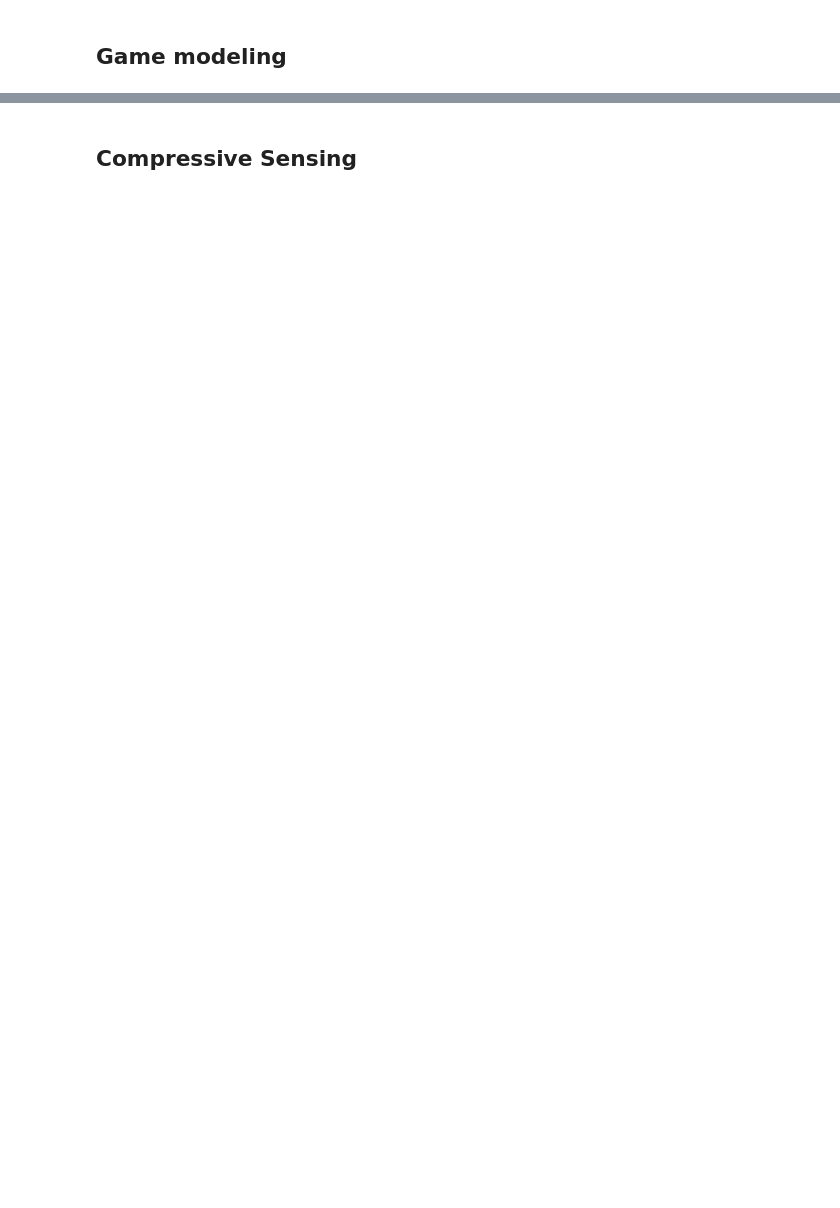
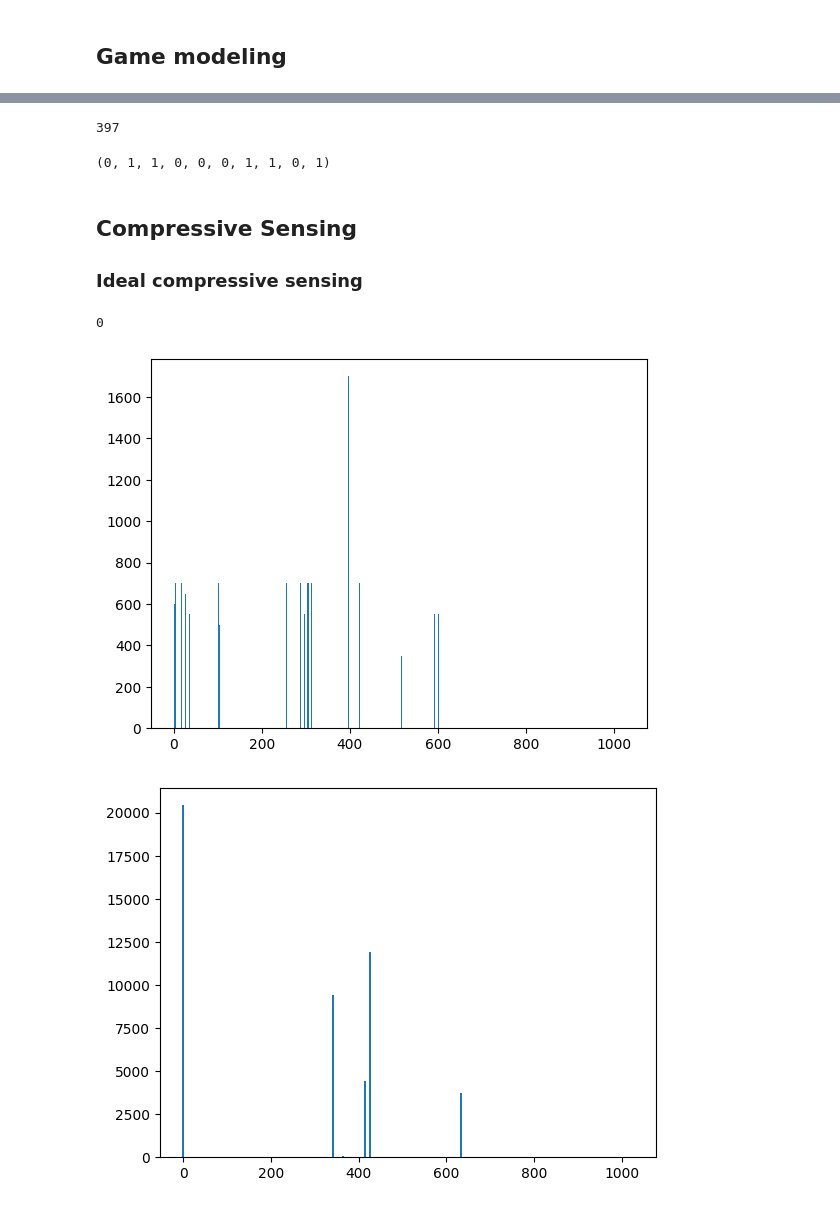
Before and after one commit to baptistechev/RL_CS, a Jupyter notebook: proof_of_concept.ipynb, the cells around one changed output, grey strips where cells are left out. Cells and saved outputs as stored; diff of their text form; code cells hidden in the pictures; blank space fills up the shorter version.

```diff
--- a/proof_of_concept.ipynb
+++ b/proof_of_concept.ipynb
@@ -93,2 +100,50 @@ plt.show()
+# %%
+print(np.argmax(possible_sequence_cost))
+possible_sequence[np.argmax(possible_sequence_cost)]
+# %% [output]
+397
+(0, 1, 1, 0, 0, 0, 1, 1, 0, 1)
 # %% [markdown]
 <h2>Compressive Sensing</h2>
+<h3>Ideal compressive sensing</h3>
+# %%
+def bin_to_pattern(x):
+    return [ [1-int(i), int(i)] for i in x ]
+# %%
+def create_specific_patterns(mode1,mode2,size):
+    pats =[]
+    for i in range(2):
+        for j in range(2):
+            pats.append( [[1,1]]*mode1 + bin_to_pattern(str(i)) + [[1,1]]*(mode2-mode1-1) + bin_to_pattern(str(j)) + [[1,1]]*(size-mode1-(mode2-mode1-1)-2) )
+    return pats
+# %%
+def dev_pattern(pat):
+    f = np.array([1])
+    for i in pat:
+        f = np.kron(i,f)
+    return f
+# %%
+#Nearest neighbor measurements
+all_pat = []
+y = []
+
+for bit in range(9):
+    all_pat +=  create_specific_patterns(bit,bit+1,10)
+
+Phi = np.array([dev_pattern(p) for p in all_pat])
+y = np.array(Phi * np.matrix(possible_sequence_cost).T).T[0]
+# %%
+omp = OrthogonalMatchingPursuit(n_nonzero_coefs=20)
+omp.fit(Phi, y)
+coefficients = [ i if i>0 else 0 for i in omp.coef_]
+
+print(coefficients[397])
+
+plt.bar([i for i in np.arange(len(possible_sequence))],possible_sequence_cost,width=0.5)
+plt.show()
+plt.bar([i for i in np.arange(len(coefficients))],coefficients,width=5)
+plt.show()
+# %% [output]
+0
+[figure, added]
+[figure, added]
```
Also changed, not shown: parts of 9 cells of this notebook.
